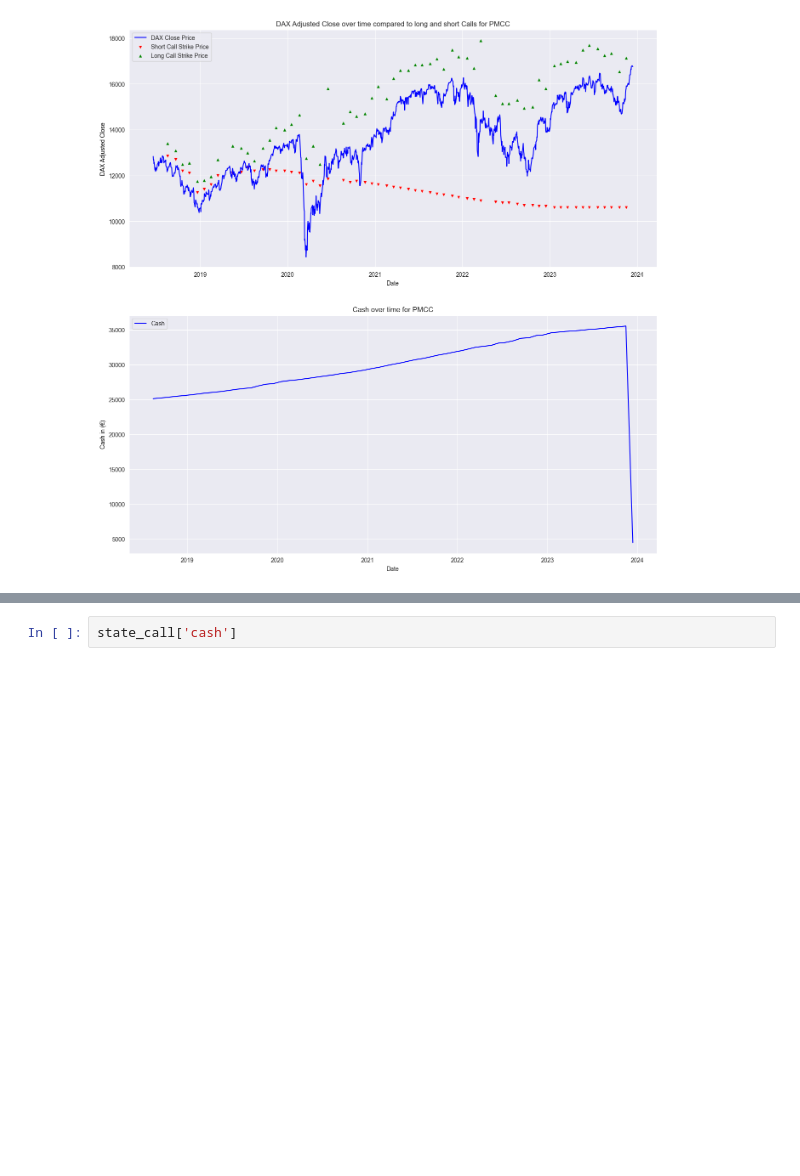
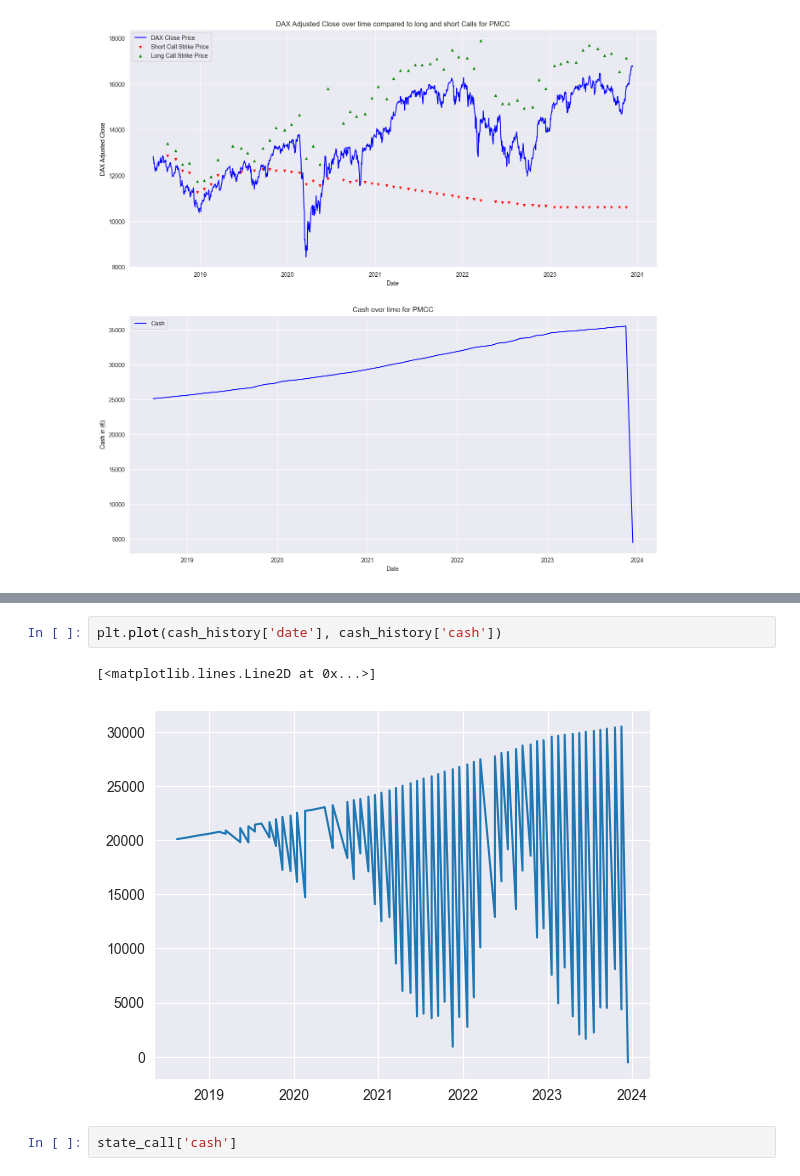
Before and after one commit to emilfunke/backtesting, a Jupyter notebook: friday_trading_call.ipynb, the cells around one changed output, grey strips where cells are left out. Cells and saved outputs as stored; diff of their text form; blank space fills up the shorter version.

```diff
--- a/friday_trading_call.ipynb
+++ b/friday_trading_call.ipynb
@@ -436,3 +502,8 @@ plt.savefig('./figures/pmcc_cash.pdf')
+# %%
+plt.plot(cash_history['date'], cash_history['cash'])
+# %% [output]
+[<matplotlib.lines.Line2D at 0x...>]
+[figure, added]
 # %%
 state_call['cash']
 # %% [output]
```
Also changed, not shown: parts of 8 cells of this notebook, 1 other file.
